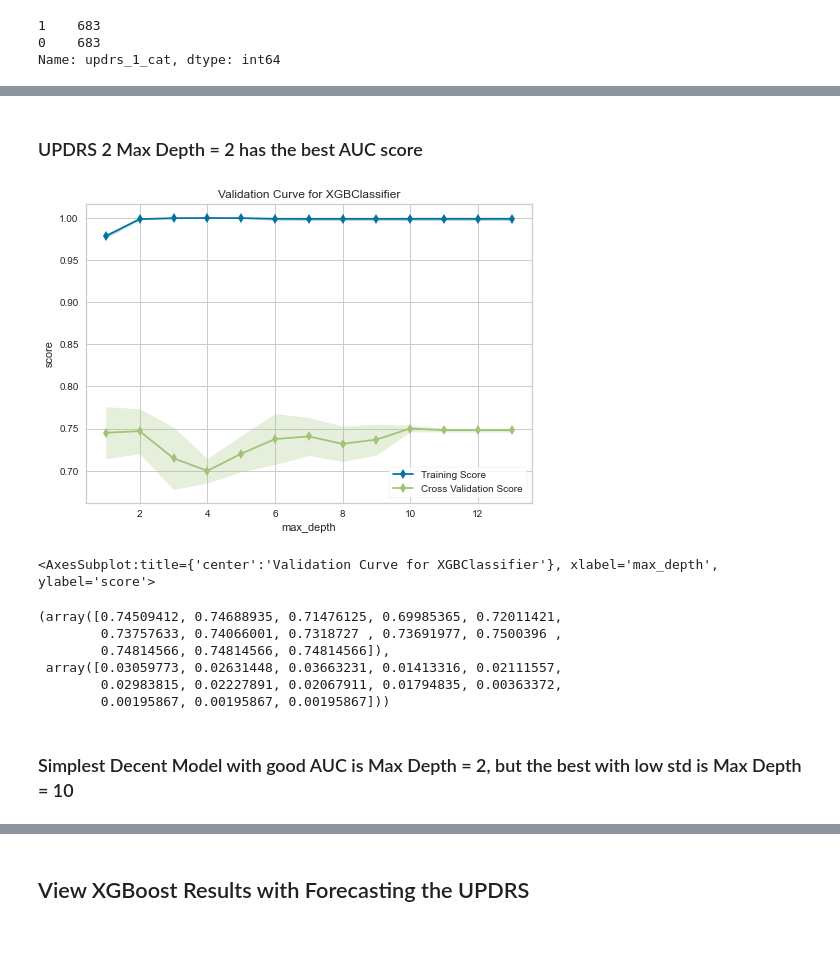
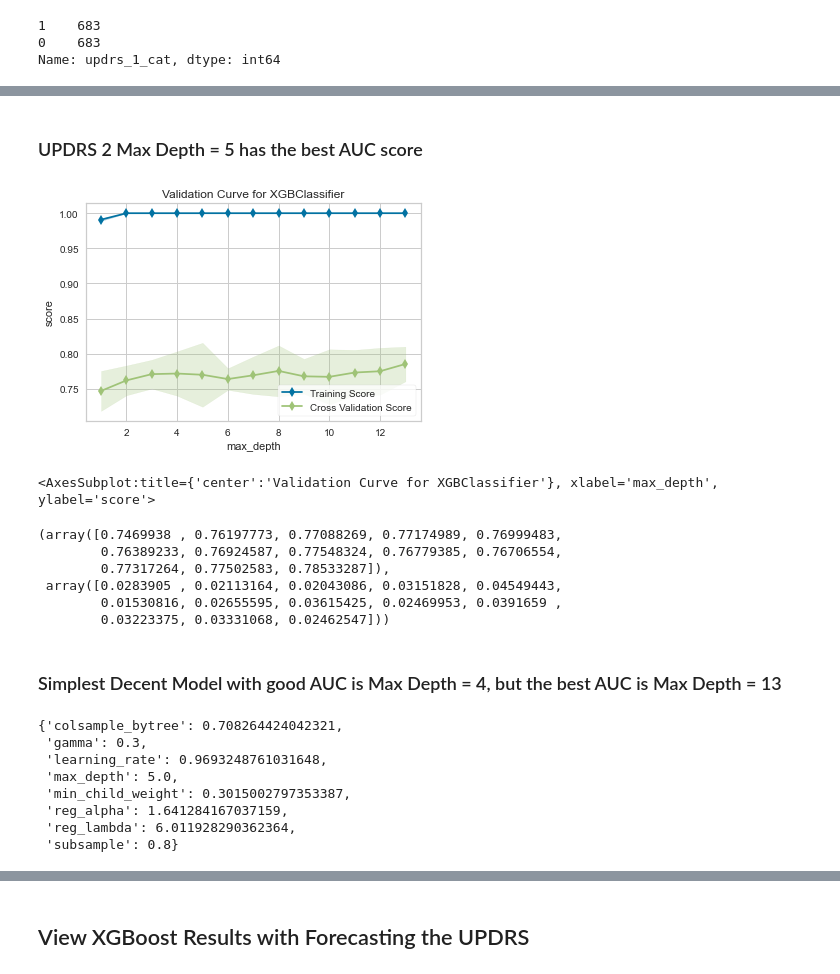
Before and after one commit to dagartga/Boosted-Models-for-Parkinsons-Prediction, a Jupyter notebook: parkinsons_1/notebooks/Compare_SMOTE_1yr_Models.ipynb, the cells around one changed output, grey strips where cells are left out. Saved outputs shown, nothing was run; the diff lists cells and outputs as text; code cells hidden in the pictures; blank space fills up the shorter version.

```diff
--- a/parkinsons_1/notebooks/Compare_SMOTE_1yr_Models.ipynb
+++ b/parkinsons_1/notebooks/Compare_SMOTE_1yr_Models.ipynb
@@ -204,44 +192,44 @@ viz.test_scores_mean_, viz.test_scores_std_
 # %% [markdown]
-### UPDRS 2 Max Depth = 2 has the best AUC score
+### UPDRS 2 Max Depth = 5 has the best AUC score
 # %%
 from yellowbrick.model_selection import ValidationCurve
 # %%
 # prep the dataframe for validation curve
 train3_df = updrs3_df.drop(columns = ['visit_id', 'patient_id', 'kfold', 'updrs_3'])
 X_train_df = train3_df.drop(columns = ['updrs_3_cat'])
 y_train_df = train3_df['updrs_3_cat']
 updrs1_xgb_params = xgb_hyperparams_df['updrs_3'].to_dict()
 # plot the validation curve for the xgboost model
 # Create an instance of ValidationCurve
 viz = ValidationCurve(
-    XGBClassifier(**updrs1_xgb_params, verbosity=0, silent=True),  #  Classifier object
+    XGBClassifier(),  #  Classifier object
     param_name="max_depth",  # The parameter to validate
     param_range=range(1, 14),  # The parameter values to evaluate
     cv=4,  # Number of cross-validation folds
     scoring="roc_auc",  # Scoring metric for evaluation
     n_jobs=-1,  # Number of CPU cores to use (set to -1 to use all available cores)
 )
 
 # Fit the validation curve on your training data
 viz.fit(X_train_df, y_train_df)  # Replace X and y with your training data
 
 # Visualize the validation curve
 viz.poof()
 # %% [output]
-[figure, old version]
+[figure, new version]
 <AxesSubplot:title={'center':'Validation Curve for XGBClassifier'}, xlabel='max_depth', ylabel='score'>
 # %%
 # view the results for updrs 3
 viz.test_scores_mean_, viz.test_scores_std_
 # %% [output]
-(array([0.74509412, 0.74688935, 0.71476125, 0.69985365, 0.72011421,
-        0.73757633, 0.74066001, 0.7318727 , 0.73691977, 0.7500396 ,
-        0.74814566, 0.74814566, 0.74814566]),
- array([0.03059773, 0.02631448, 0.03663231, 0.01413316, 0.02111557,
-        0.02983815, 0.02227891, 0.02067911, 0.01794835, 0.00363372,
-        0.00195867, 0.00195867, 0.00195867]))
+(array([0.7469938 , 0.76197773, 0.77088269, 0.77174989, 0.76999483,
+        0.76389233, 0.76924587, 0.77548324, 0.76779385, 0.76706554,
+        0.77317264, 0.77502583, 0.78533287]),
+ array([0.0283905 , 0.02113164, 0.02043086, 0.03151828, 0.04549443,
+        0.01530816, 0.02655595, 0.03615425, 0.02469953, 0.0391659 ,
+        0.03223375, 0.03331068, 0.02462547]))
 # %% [markdown]
-### Simplest Decent Model with good AUC is Max Depth = 2, but the best with low std is Max Depth = 10
+### Simplest Decent Model with good AUC is Max Depth = 4, but the best AUC is Max Depth = 13
 # %%
 
 def cross_fold_validation(df, model, target):
@@ -281,6 +269,17 @@ def cross_fold_validation(df, model, target):
     mean_recall = np.mean([updrs_results[f'{target}_fold_{fold}']['recall_score'] for fold in range(1, 5)])
 
     return mean_auc, mean_acc, mean_precision, mean_recall
+# %%
+xgb_hyperparams_df['updrs_1'].to_dict()
+# %% [output]
+{'colsample_bytree': 0.708264424042321,
+ 'gamma': 0.3,
+ 'learning_rate': 0.9693248761031648,
+ 'max_depth': 5.0,
+ 'min_child_weight': 0.3015002797353387,
+ 'reg_alpha': 1.641284167037159,
+ 'reg_lambda': 6.011928290362364,
+ 'subsample': 0.8}
 # %%
 def prepare_xgboost_model(xgb_hyperparams_df, target):
     # train the model using the hyperparameters from the hyperparameter tuning
```
Also changed, not shown: parts of 35 cells of this notebook, 43 other files.
